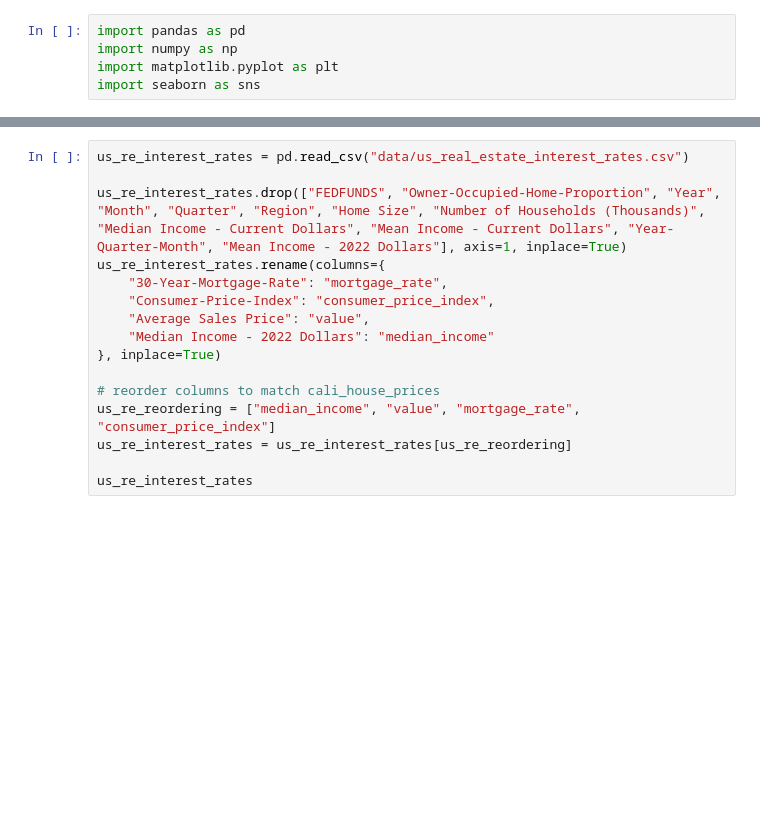
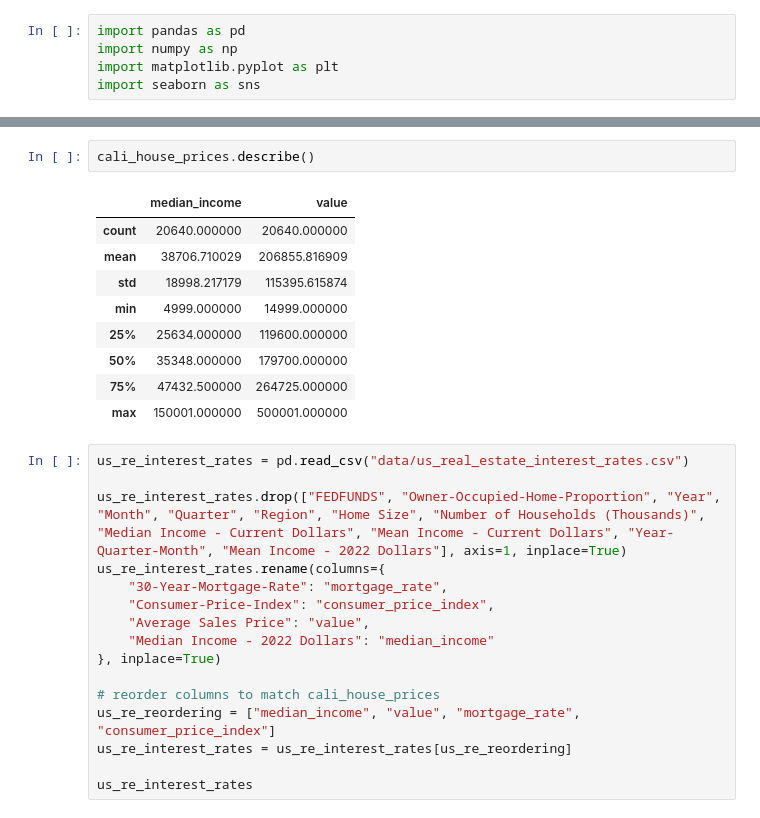
Before and after one commit to east-01/ir-ho-relationships, a Jupyter notebook: IncomeToValue.ipynb, the cells around one changed output, grey strips where cells are left out. Drawn from its saved outputs; the diff is of its cells as text; blank space fills up the shorter version.

```diff
--- a/IncomeToValue.ipynb
+++ b/IncomeToValue.ipynb
@@ -31,4 +31,16 @@ cali_house_prices
 20640 rows × 2 columns
+# %%
+cali_house_prices.describe()
+# %% [output]
+|  | median_income | value |
+| count | 20640.000000 | 20640.000000 |
+| mean | 38706.710029 | 206855.816909 |
+| std | 18998.217179 | 115395.615874 |
+| min | 4999.000000 | 14999.000000 |
+| 25% | 25634.000000 | 119600.000000 |
+| 50% | 35348.000000 | 179700.000000 |
+| 75% | 47432.500000 | 264725.000000 |
+| max | 150001.000000 | 500001.000000 |
 # %%
 us_re_interest_rates = pd.read_csv("data/us_real_estate_interest_rates.csv")
 
```
Also changed, not shown: parts of 2 cells of this notebook, 3 other files.
